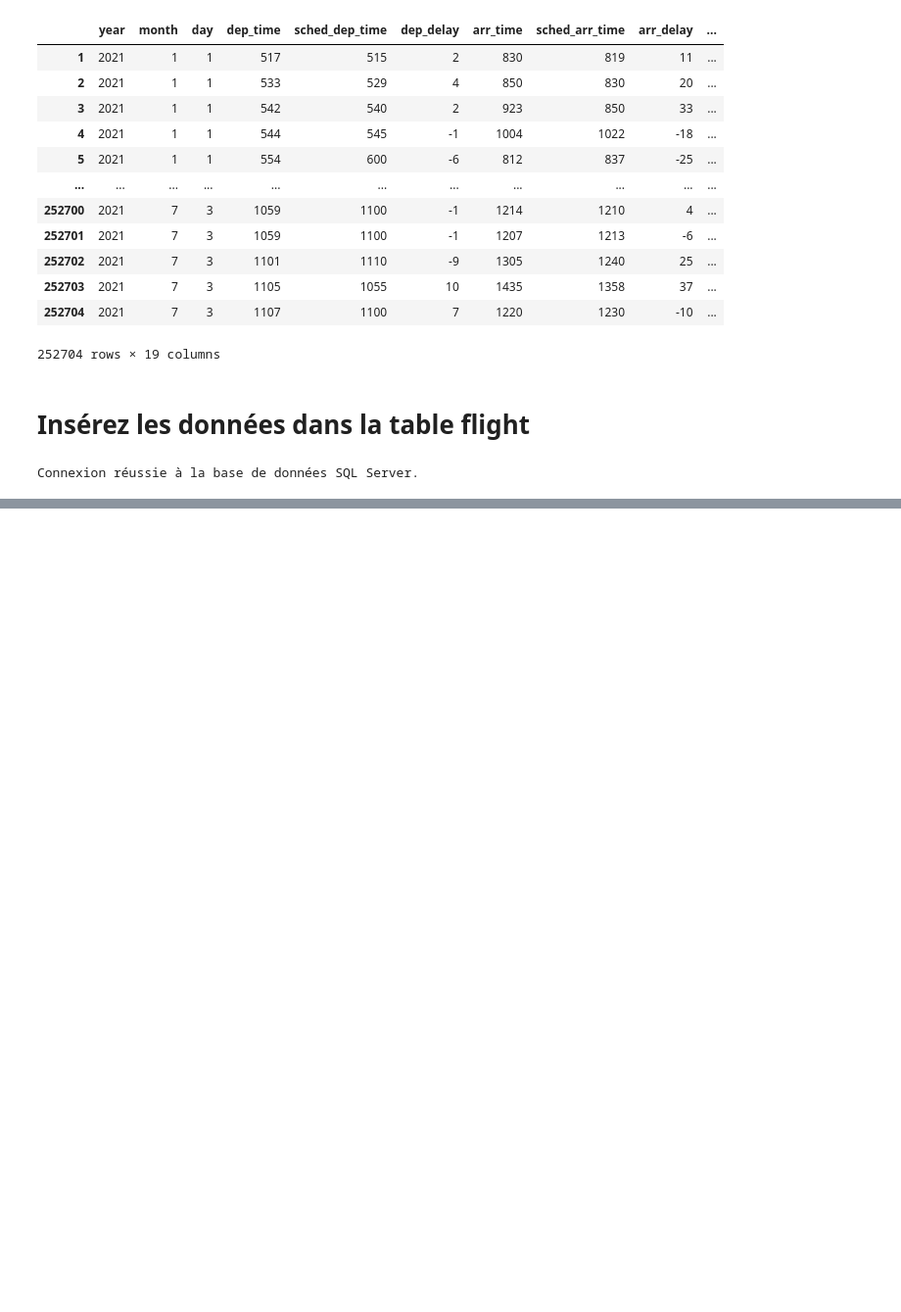
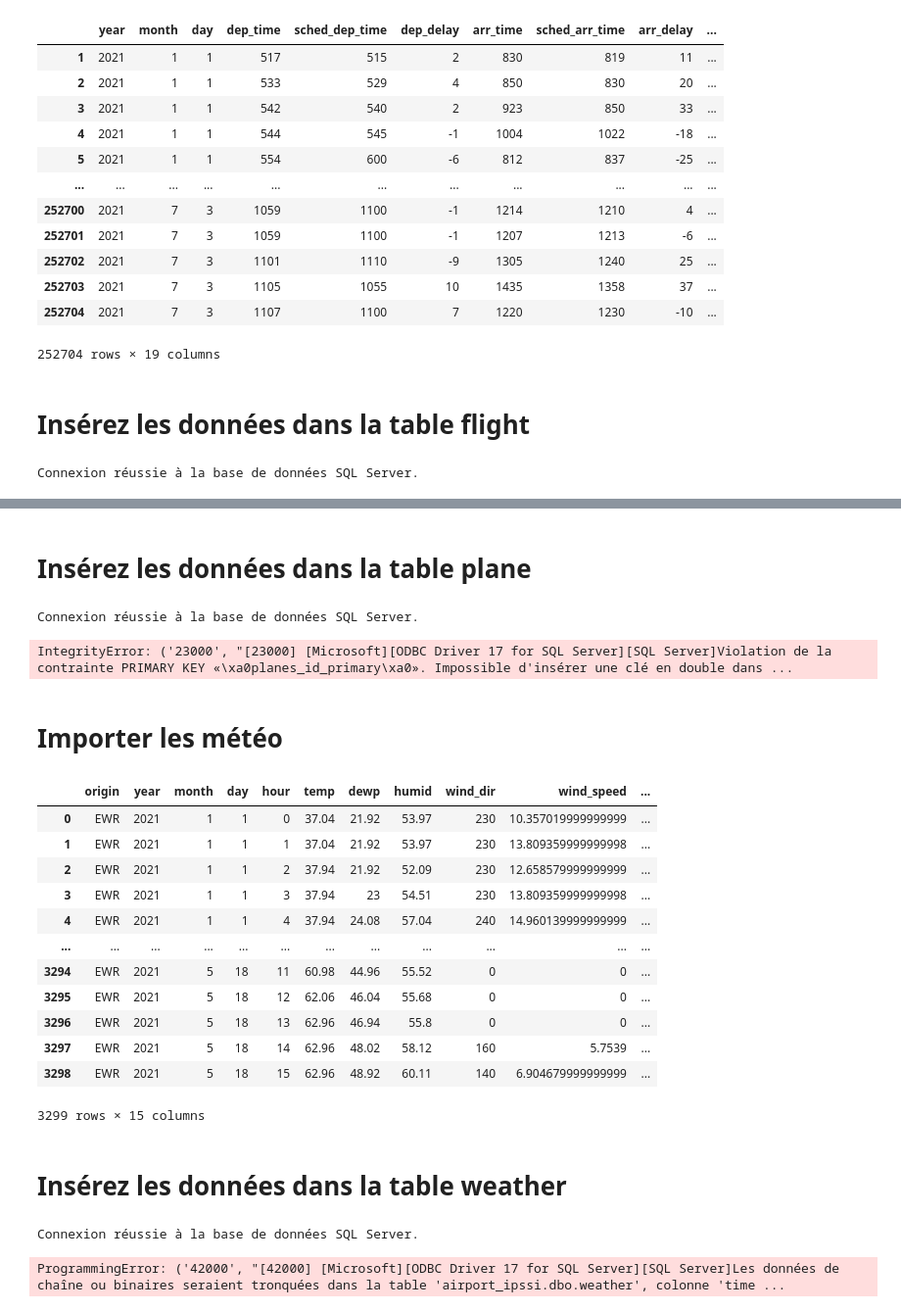
Before and after one commit to samueltomen/airport_data_project, a Jupyter notebook: injection.ipynb, the cells around one changed output, grey strips where cells are left out. Shown at 98% size. Cells and saved outputs as stored; diff of their text form; code cells hidden in the pictures; blank space fills up the shorter version.

```diff
--- a/injection.ipynb
+++ b/injection.ipynb
@@ -87,0 +158,77 @@ Connexion réussie à la base de données SQL Server.
+# %% [markdown]
+# Insérez les données dans la table plane
+# %%
+data_to_insert = [
+    (
+        row['tailnum'], row['year'], row['type'], row['manufacturer'], row['model'], row['engines'], row['seats'], row['speed'], row['engine']
+    )
+    for index, row in df_planes.iterrows()
+]
+
+connection = get_db_connection()
+cursor = connection.cursor()
+
+cursor.executemany(
+    "INSERT INTO plane (tailnum, year, type, manufacturer, model, engines, seats, speed, engine) VALUES (?, ?, ?, ?, ?, ?, ?, ?, ?)",
+    data_to_insert
+)
+
+connection.commit()
+connection.close()
+# %% [output]
+Connexion réussie à la base de données SQL Server.
+IntegrityError: ('23000', "[23000] [Microsoft][ODBC Driver 17 for SQL Server][SQL Server]Violation de la contrainte PRIMARY KEY «\xa0planes_id_primary\xa0». Impossible d'insérer une clé en double dans ...
+# %% [markdown]
+# Importer les météo
+# %%
+reader = PdfReader("data/weather.pdf")
+number_of_pages = len(reader.pages)
+all_data = []
+for page_num in range(number_of_pages):
+    page = reader.pages[page_num]
+    text = page.extract_text()
+    lines = text.split('\n')
+    if page_num == 0:
+        lines = lines[1:]
+    all_data.extend(lines)
+
+text_without_first_line = '\n'.join(all_data)
+
+weather_data = [line.split(',') for line in text_without_first_line.split('\n') if line]
+weather_data = pd.DataFrame(weather_data, columns=['origin', 'year', 'month', 'day', 'hour', 'temp', 'dewp', 'humid', 'wind_dir', 'wind_speed', 'wind_gust', 'precip', 'pressure', 'visib', 'time_hour'])
+# weather_data = weather_data.reset_index()
+weather_data
+# %% [output]
+|  | origin | year | month | day | hour | temp | dewp | humid | wind_dir | wind_speed | ... |
+| 0 | EWR | 2021 | 1 | 1 | 0 | 37.04 | 21.92 | 53.97 | 230 | 10.357019999999999 | ... |
+| 1 | EWR | 2021 | 1 | 1 | 1 | 37.04 | 21.92 | 53.97 | 230 | 13.809359999999998 | ... |
+| 2 | EWR | 2021 | 1 | 1 | 2 | 37.94 | 21.92 | 52.09 | 230 | 12.658579999999999 | ... |
+| 3 | EWR | 2021 | 1 | 1 | 3 | 37.94 | 23 | 54.51 | 230 | 13.809359999999998 | ... |
+| 4 | EWR | 2021 | 1 | 1 | 4 | 37.94 | 24.08 | 57.04 | 240 | 14.960139999999999 | ... |
+| ... | ... | ... | ... | ... | ... | ... | ... | ... | ... | ... | ... |
+| 3294 | EWR | 2021 | 5 | 18 | 11 | 60.98 | 44.96 | 55.52 | 0 | 0 | ... |
+| 3295 | EWR | 2021 | 5 | 18 | 12 | 62.06 | 46.04 | 55.68 | 0 | 0 | ... |
+| 3296 | EWR | 2021 | 5 | 18 | 13 | 62.96 | 46.94 | 55.8 | 0 | 0 | ... |
+| 3297 | EWR | 2021 | 5 | 18 | 14 | 62.96 | 48.02 | 58.12 | 160 | 5.7539 | ... |
+| 3298 | EWR | 2021 | 5 | 18 | 15 | 62.96 | 48.92 | 60.11 | 140 | 6.904679999999999 | ... |
+3299 rows × 15 columns
+# %% [markdown]
+# Insérez les données dans la table weather
+# %%
+data_to_insert = [
+    (
+        row['origin'], row['year'], row['month'], row['day'], row['hour'], row['temp'], row['dewp'], row['humid'], row['wind_dir'], row['wind_speed'], row['wind_gust'], row['precip'], row['pressure'], row['visib'], row['time_hour']
+    )
+    for index, row in weather_data.iterrows()
+]
+
+connection = get_db_connection()
+cursor = connection.cursor()
+
+cursor.executemany("INSERT INTO weather (origin, year, month, day, hour, temp, dewp, humid, wind_dir, wind_speed, wind_gust, precip, pressure, visib, time_hour) VALUES (?,?,?,?,?,?,?,?,?,?,?,?,?,?,?)", data_to_insert)
+
+cursor.commit()
+cursor.close()
+# %% [output]
+Connexion réussie à la base de données SQL Server.
+ProgrammingError: ('42000', "[42000] [Microsoft][ODBC Driver 17 for SQL Server][SQL Server]Les données de chaîne ou binaires seraient tronquées dans la table 'airport_ipssi.dbo.weather', colonne 'time ...
```
Also changed, not shown: parts of 7 cells of this notebook, 1 other file.
